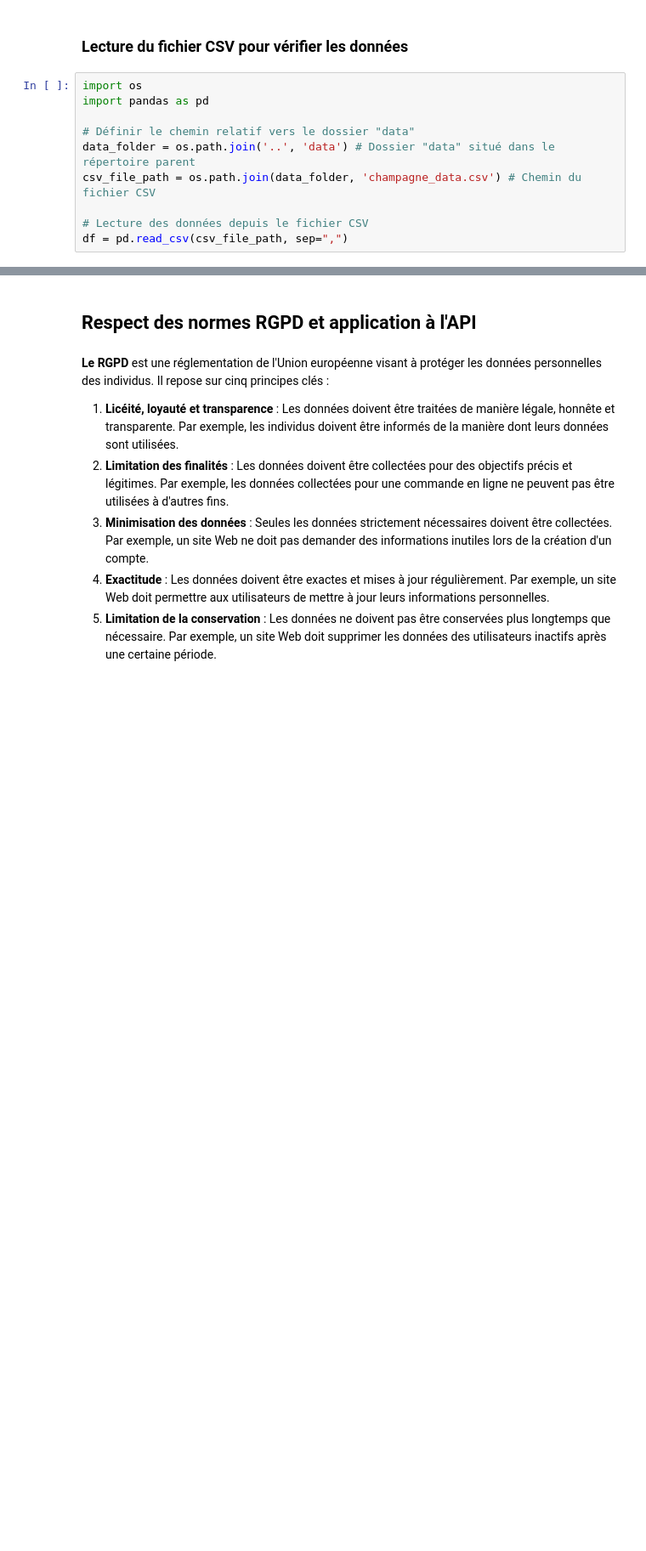
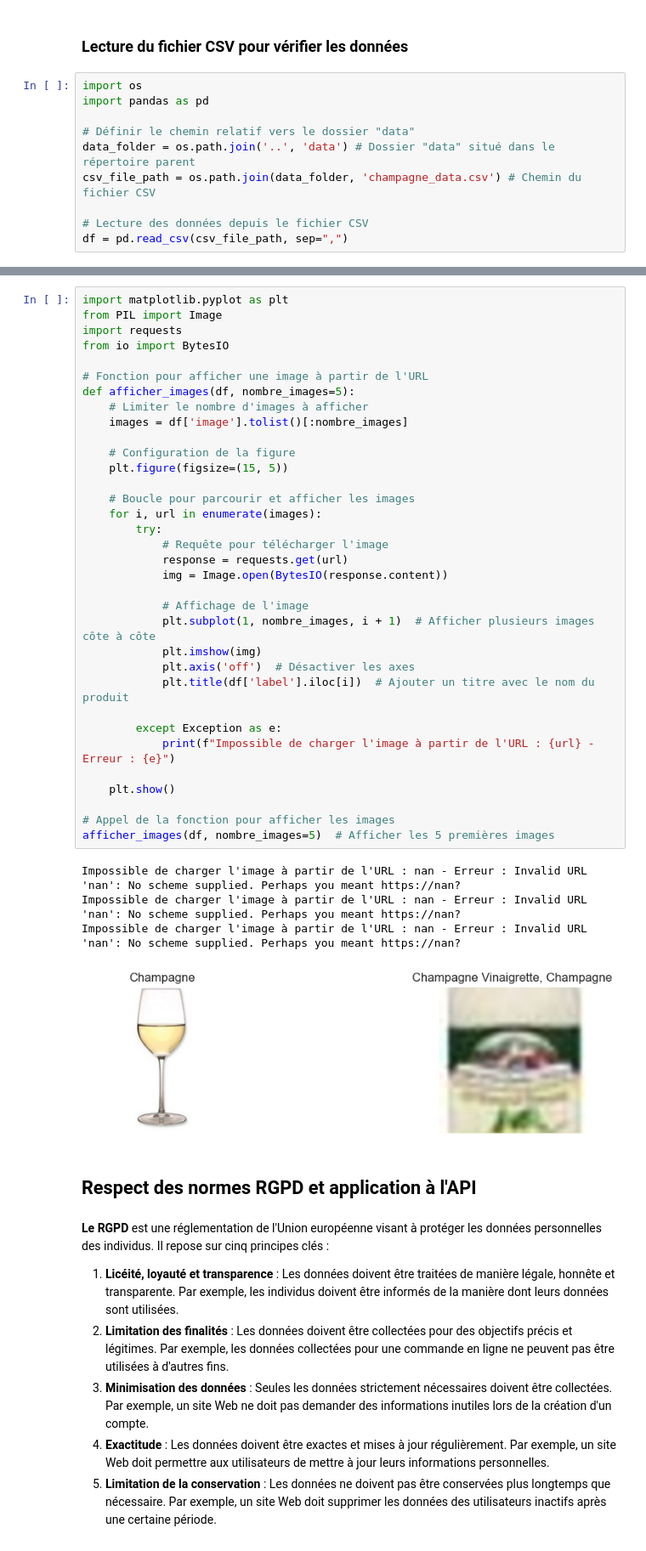
Before and after one commit to preudh/OC_IA_P6_automatically_classify_consumer_goods, a Jupyter notebook: notebooks/P6_05_Preudhomme_Patrice_script_Python_102024.ipynb, the cells around one changed output, grey strips where cells are left out. Shown: that part at 85% size. Drawn from its saved outputs; the diff is of its cells as text; blank space fills up the shorter version.

```diff
--- a/notebooks/P6_05_Preudhomme_Patrice_script_Python_102024.ipynb
+++ b/notebooks/P6_05_Preudhomme_Patrice_script_Python_102024.ipynb
@@ -131,6 +131,45 @@ df
 | 7 | food_am5egz6aq3fpjlaf8xpkdbc2asis | Champagne Truffles | Generic meals | butter; cocoa; sweetened condense... | NaN |
 | 8 | food_bcz8rhiajk1fuva0vkfmeakbouc0 | Champagne Vinaigrette | Generic meals | champagne vinegar; olive oil; Dij... | NaN |
 | 9 | food_a79xmnya6togreaeukbroa0thhh0 | Champagne Chicken | Generic meals | Flour; Salt; Pepper; Boneless, Sk... | NaN |
+# %%
+import matplotlib.pyplot as plt
+from PIL import Image
+import requests
+from io import BytesIO
+
+# Fonction pour afficher une image à partir de l'URL
+def afficher_images(df, nombre_images=5):
+    # Limiter le nombre d'images à afficher
+    images = df['image'].tolist()[:nombre_images]
+
+    # Configuration de la figure
+    plt.figure(figsize=(15, 5))
+
+    # Boucle pour parcourir et afficher les images
+    for i, url in enumerate(images):
+        try:
+            # Requête pour télécharger l'image
+            response = requests.get(url)
+            img = Image.open(BytesIO(response.content))
+
+            # Affichage de l'image
+            plt.subplot(1, nombre_images, i + 1)  # Afficher plusieurs images côte à côte
+            plt.imshow(img)
+            plt.axis('off')  # Désactiver les axes
+            plt.title(df['label'].iloc[i])  # Ajouter un titre avec le nom du produit
+
+        except Exception as e:
+            print(f"Impossible de charger l'image à partir de l'URL : {url} - Erreur : {e}")
+
+    plt.show()
+
+# Appel de la fonction pour afficher les images
+afficher_images(df, nombre_images=5)  # Afficher les 5 premières images
+# %% [output]
+Impossible de charger l'image à partir de l'URL : nan - Erreur : Invalid URL 'nan': No scheme supplied. Perhaps you meant https://nan?
+Impossible de charger l'image à partir de l'URL : nan - Erreur : Invalid URL 'nan': No scheme supplied. Perhaps you meant https://nan?
+Impossible de charger l'image à partir de l'URL : nan - Erreur : Invalid URL 'nan': No scheme supplied. Perhaps you meant https://nan?
+[figure, added]
 # %% [markdown]
 ## Respect des normes RGPD et application à l'API
 # %% [markdown]
```
Also changed, not shown: parts of 17 cells of this notebook, 1 other file.
